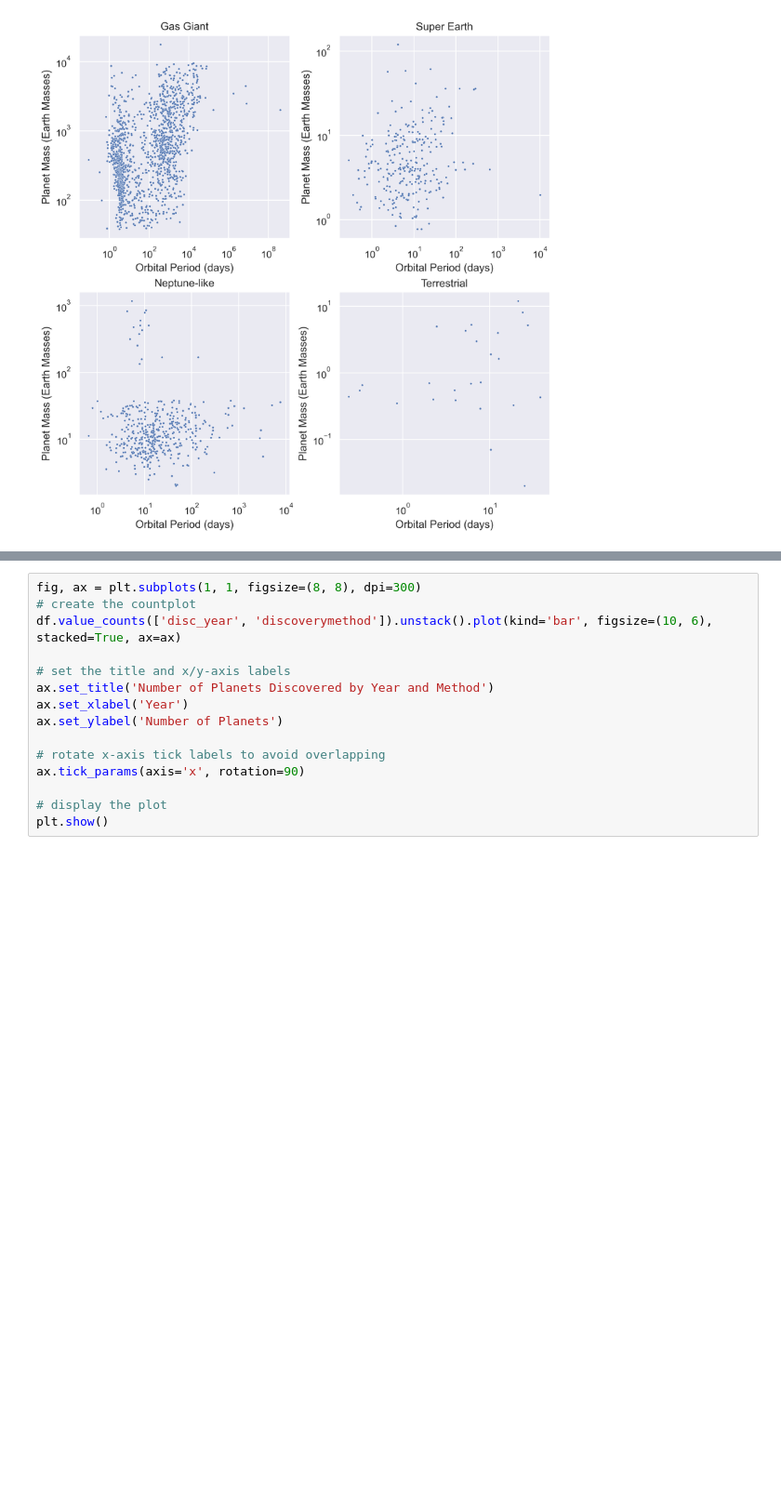
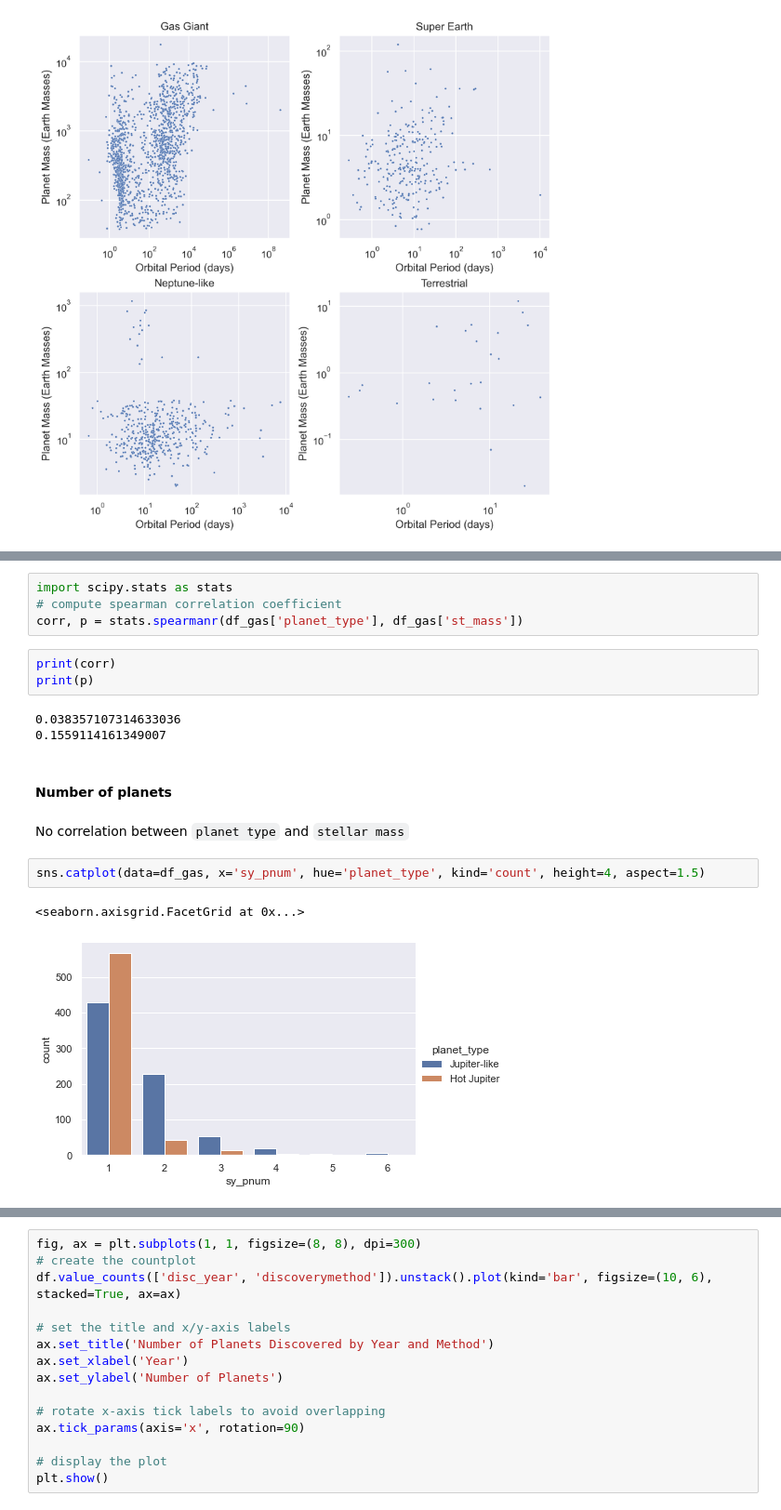
Before and after one commit to Wang-Zhongwei/Exoplanets, a Jupyter notebook: eda.ipynb, the cells around one changed output, grey strips where cells are left out. Shown at 93% size. Saved outputs shown, nothing was run; the diff lists cells and outputs as text; blank space fills up the shorter version.

```diff
--- a/eda.ipynb
+++ b/eda.ipynb
@@ -212,0 +247,19 @@ The above findings are contradictory to our solar system. This could be result o
+# %%
+import scipy.stats as stats
+# compute spearman correlation coefficient
+corr, p = stats.spearmanr(df_gas['planet_type'], df_gas['st_mass'])
+# %%
+print(corr)
+print(p)
+# %% [output]
+0.038357107314633036
+0.1559114161349007
+# %% [markdown]
+#### Number of planets
+# %% [markdown]
+No correlation between `planet type` and `stellar mass`
+# %%
+sns.catplot(data=df_gas, x='sy_pnum', hue='planet_type', kind='count', height=4, aspect=1.5)
+# %% [output]
+<seaborn.axisgrid.FacetGrid at 0x...>
+[figure, added]
```
Also changed, not shown: parts of 34 cells of this notebook, 2 other files.
